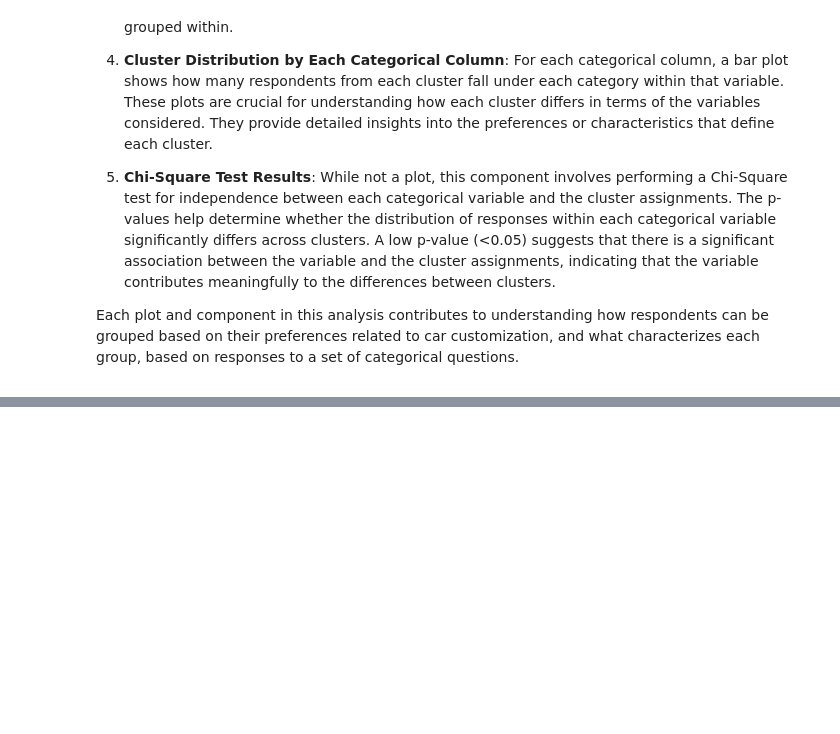
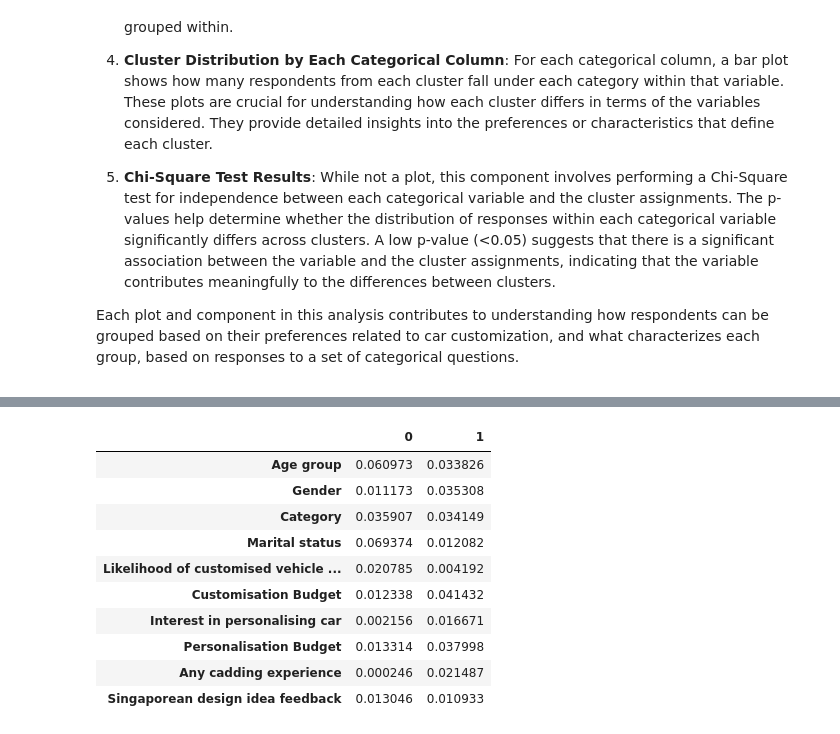
Before and after one commit to Rzi98/MA4829-AY23-24-S2, a Jupyter notebook: src/pca.ipynb, the cells around one changed output, grey strips where cells are left out. Drawn from its saved outputs; the diff is of its cells as text; code cells hidden in the pictures; blank space fills up the shorter version.

```diff
--- a/src/pca.ipynb
+++ b/src/pca.ipynb
@@ -295,0 +329,23 @@ Each plot and component in this analysis contributes to understanding how respon
+# %%
+loading_df: pd.DataFrame = pd.DataFrame()
+for col in categorical_cols.to_list():
+    mean_values = mca.column_contributions_.filter(like=col, axis=0).mean()
+    formatted_df = pd.DataFrame(mean_values).T
+    formatted_df.index = [col]
+    formatted_df.columns = ['0', '1']
+    formatted_df
+    loading_df = pd.concat([loading_df, formatted_df])
+
+loading_df
+# %% [output]
+|  | 0 | 1 |
+| Age group | 0.060973 | 0.033826 |
+| Gender | 0.011173 | 0.035308 |
+| Category | 0.035907 | 0.034149 |
+| Marital status | 0.069374 | 0.012082 |
+| Likelihood of customised vehicle ... | 0.020785 | 0.004192 |
+| Customisation Budget | 0.012338 | 0.041432 |
+| Interest in personalising car | 0.002156 | 0.016671 |
+| Personalisation Budget | 0.013314 | 0.037998 |
+| Any cadding experience | 0.000246 | 0.021487 |
+| Singaporean design idea feedback | 0.013046 | 0.010933 |
```
Also changed, not shown: parts of 7 cells of this notebook.
